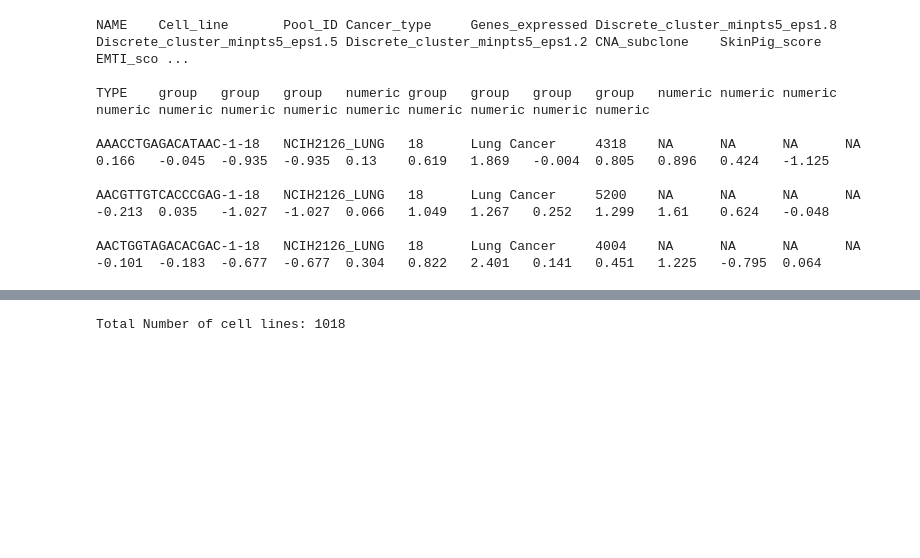
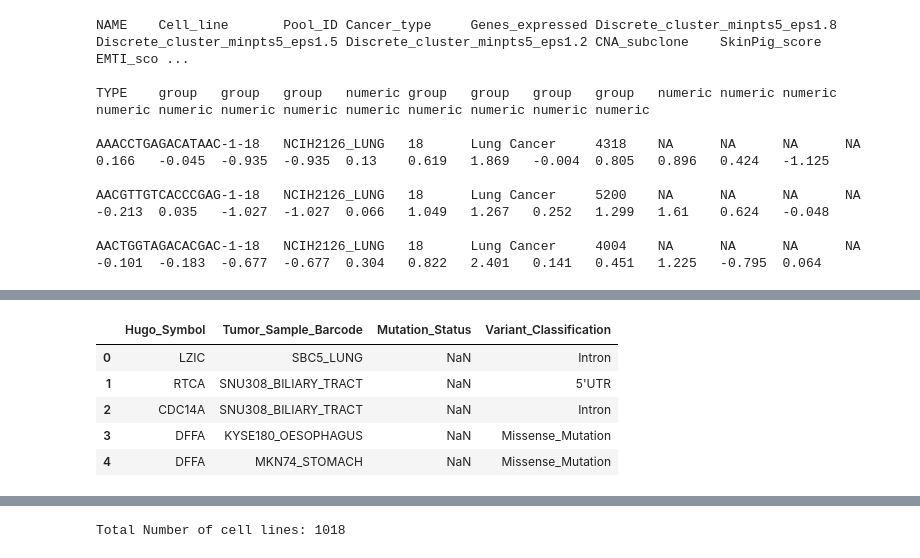
Before and after one commit to tommasoravasio/scRNAseq-GNN-multiclass-tp53, a Jupyter notebook: Data_exploration.ipynb, the cells around one changed output, grey strips where cells are left out. Saved outputs shown, nothing was run; the diff lists cells and outputs as text; code cells hidden in the pictures; blank space fills up the shorter version.

```diff
--- a/import_data.ipynb
+++ b/Data_exploration.ipynb
@@ -24,0 +39,10 @@ meta_df = pd.read_csv("data/GSE157220/Metadata.txt", sep="\t", skiprows=[1])
+# %%
+mut_df_2 = pd.read_csv('data/cellline_ccle_broad/data_mutations.txt', sep='\t', comment='#')
+mut_df_2[["Hugo_Symbol", "Tumor_Sample_Barcode", "Mutation_Status", "Variant_Classification"]].head()
+# %% [output]
+|  | Hugo_Symbol | Tumor_Sample_Barcode | Mutation_Status | Variant_Classification |
+| 0 | LZIC | SBC5_LUNG | NaN | Intron |
+| 1 | RTCA | SNU308_BILIARY_TRACT | NaN | 5'UTR |
+| 2 | CDC14A | SNU308_BILIARY_TRACT | NaN | Intron |
+| 3 | DFFA | KYSE180_OESOPHAGUS | NaN | Missense_Mutation |
+| 4 | DFFA | MKN74_STOMACH | NaN | Missense_Mutation |
```
Also changed, not shown: parts of 7 cells of this notebook, 8 other files.
